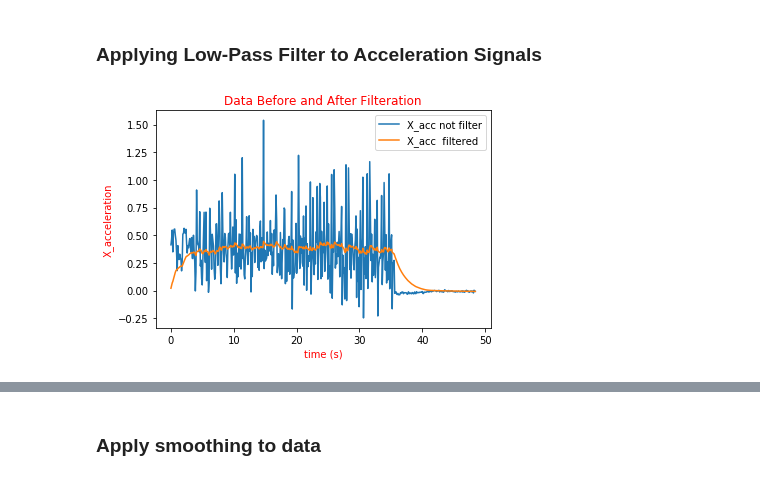
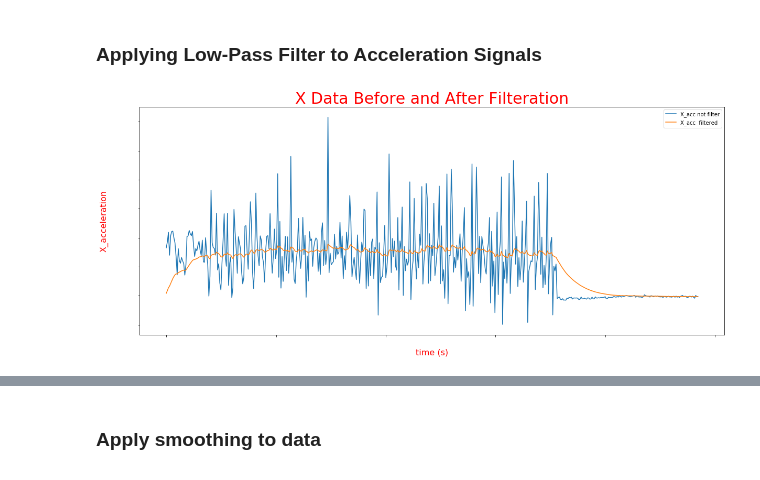
Before and after one commit to yousefkhaled282/Human-Activity-Recognition, a Jupyter notebook: Human Activity Recognition.ipynb, the cells around one changed output, grey strips where cells are left out. Saved outputs shown, nothing was run; the diff lists cells and outputs as text; code cells hidden in the pictures.

Commit message:
handel plottimg figure

```diff
--- a/Human Activity Recognition.ipynb
+++ b/Human Activity Recognition.ipynb
@@ -70,13 +73,16 @@ X_filtered=Filter(X_acc)
 Y_filtered=Filter(Y_acc)
 Z_filtered=Filter(Z_acc)
 # %%
+plt.figure(figsize=(20,8))
 plt.plot(df['timeElapsed'],df['x'],label='X_acc not filter')
 plt.plot(df['timeElapsed'],X_filtered,label='X_acc  filtered')
-plt.title('Data Before and After Filteration',color='red')
-plt.ylabel('X_acceleration',color='red')
-plt.xlabel('time (s)',color='red')
+plt.title('X Data Before and After Filteration',color='red',fontsize=30)
+plt.ylabel('X_acceleration',color='red',fontsize=16)
+plt.xlabel('time (s)',color='red',fontsize=16)
+plt.xticks(fontsize=16,color='white')
+plt.yticks(fontsize=16,color='white')
 plt.legend()
 plt.show()
 # %% [output]
-[figure, old version]
+[figure, new version]
 # %%
```
Also changed, not shown: parts of 14 cells of this notebook.
